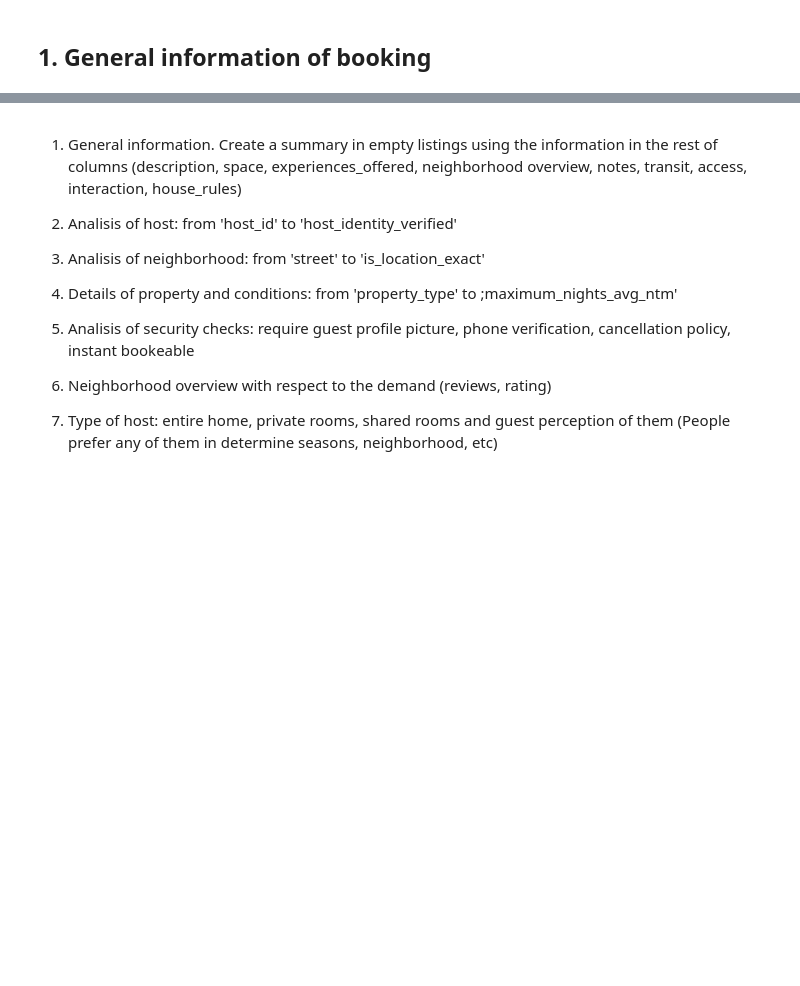
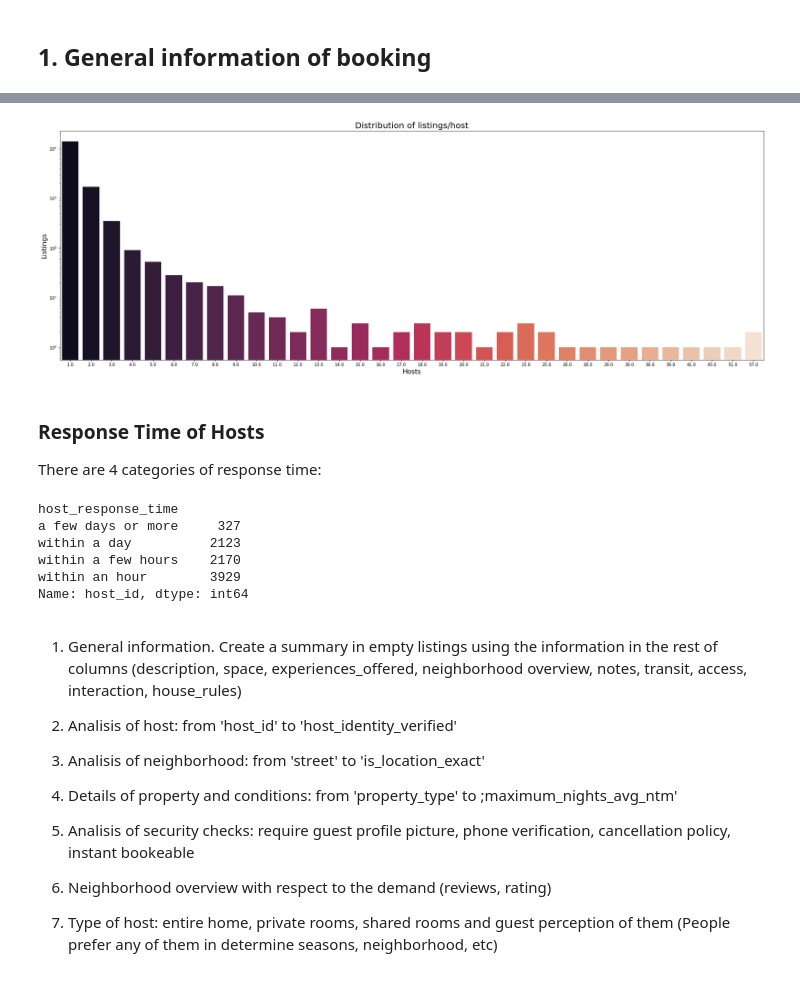
Before and after one commit to Daesparz/airbnb_amsterdam, a Jupyter notebook: data_extraction.ipynb, the cells around one changed output, grey strips where cells are left out. Saved outputs shown, nothing was run; the diff lists cells and outputs as text; code cells hidden in the pictures; blank space fills up the shorter version.

```diff
--- a/data_extraction.ipynb
+++ b/data_extraction.ipynb
@@ -66,3 +149,25 @@ booking_records.head()
+# %%
+_ = plt.figure(figsize=(30,10))
+_ = plt.yscale('log')
+_ = sns.barplot(x=listing_counts.index, y=listing_counts.host_id, palette="rocket")
+_ = plt.xlabel('Hosts', size=16)
+_ = plt.ylabel('Listings', size=16)
+_ = plt.title('Distribution of listings/host', size=20)
+# %% [output]
+[figure, added]
+# %% [markdown]
+### Response Time of Hosts
+
+There are 4 categories of response time:
+# %%
+host_information.groupby('host_response_time').count().host_id
+# %% [output]
+host_response_time
+a few days or more     327
+within a day          2123
+within a few hours    2170
+within an hour        3929
+Name: host_id, dtype: int64
 # %% [markdown]
 1. General information. Create a summary in empty listings using the information in the rest of columns (description, space, experiences_offered, neighborhood overview, notes, transit, access, interaction, house_rules)
 2. Analisis of host: from 'host_id' to 'host_identity_verified'
```
Also changed, not shown: parts of 19 cells of this notebook.
